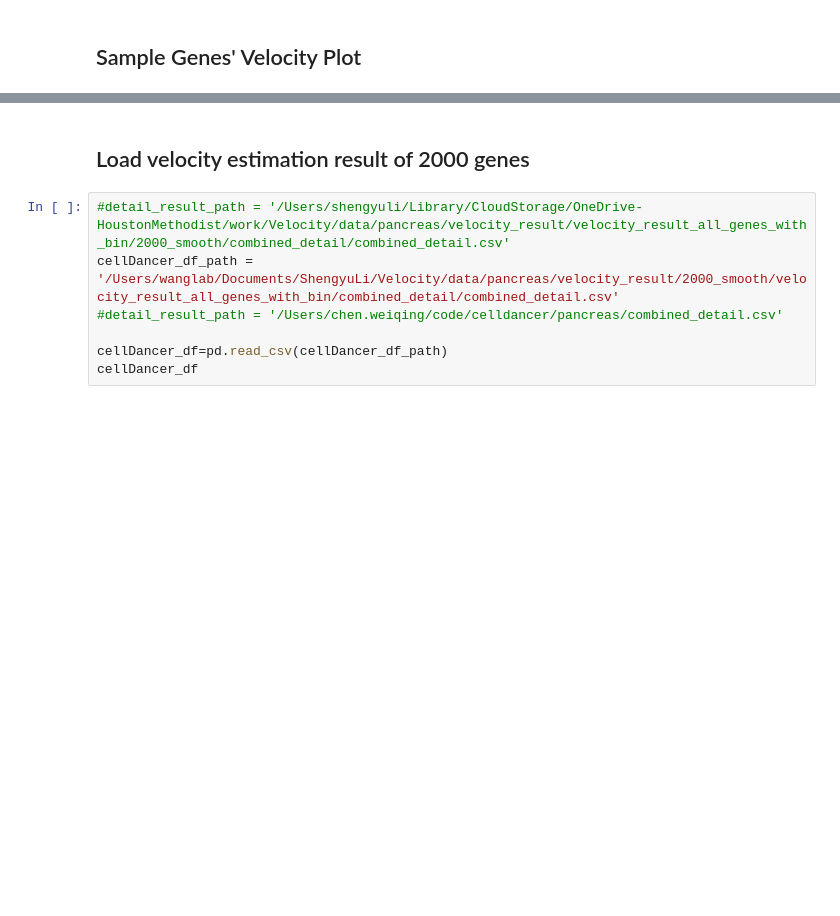
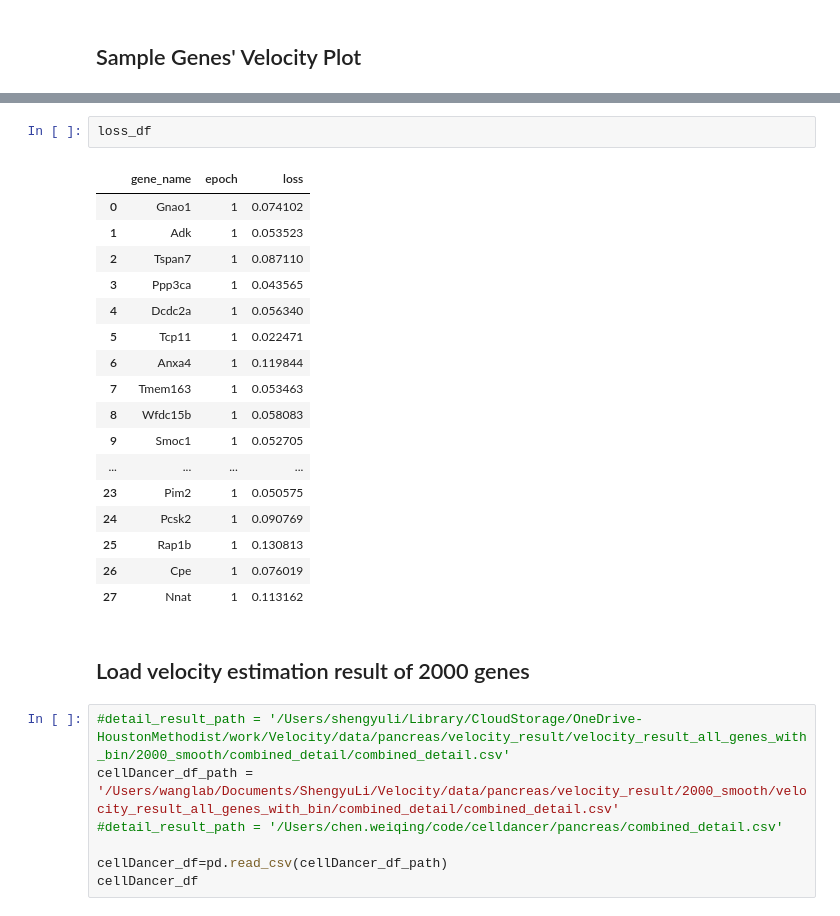
Before and after one commit to GuangyuWangLab2021/cellDancer, a Jupyter notebook: analysis/CaseStudyNotebook/Pancreas_main_function_pre_sl_test_para_clean.ipynb, the cells around one changed output, grey strips where cells are left out. Cells and saved outputs as stored; diff of their text form; blank space fills up the shorter version.

```diff
--- a/analysis/CaseStudyNotebook/Pancreas_main_function_pre_sl_test_para_clean.ipynb
+++ b/analysis/CaseStudyNotebook/Pancreas_main_function_pre_sl_test_para_clean.ipynb
@@ -135,3 +174,23 @@ plt.show()
+# %%
+loss_df
+# %% [output]
+|  | gene_name | epoch | loss |
+| 0 | Gnao1 | 1 | 0.074102 |
+| 1 | Adk | 1 | 0.053523 |
+| 2 | Tspan7 | 1 | 0.087110 |
+| 3 | Ppp3ca | 1 | 0.043565 |
+| 4 | Dcdc2a | 1 | 0.056340 |
+| 5 | Tcp11 | 1 | 0.022471 |
+| 6 | Anxa4 | 1 | 0.119844 |
+| 7 | Tmem163 | 1 | 0.053463 |
+| 8 | Wfdc15b | 1 | 0.058083 |
+| 9 | Smoc1 | 1 | 0.052705 |
+| ... | ... | ... | ... |
+| 23 | Pim2 | 1 | 0.050575 |
+| 24 | Pcsk2 | 1 | 0.090769 |
+| 25 | Rap1b | 1 | 0.130813 |
+| 26 | Cpe | 1 | 0.076019 |
+| 27 | Nnat | 1 | 0.113162 |
 # %% [markdown]
 ## Load velocity estimation result of 2000 genes
 # %%
```
Also changed, not shown: parts of 4 cells of this notebook, 2 other files.
